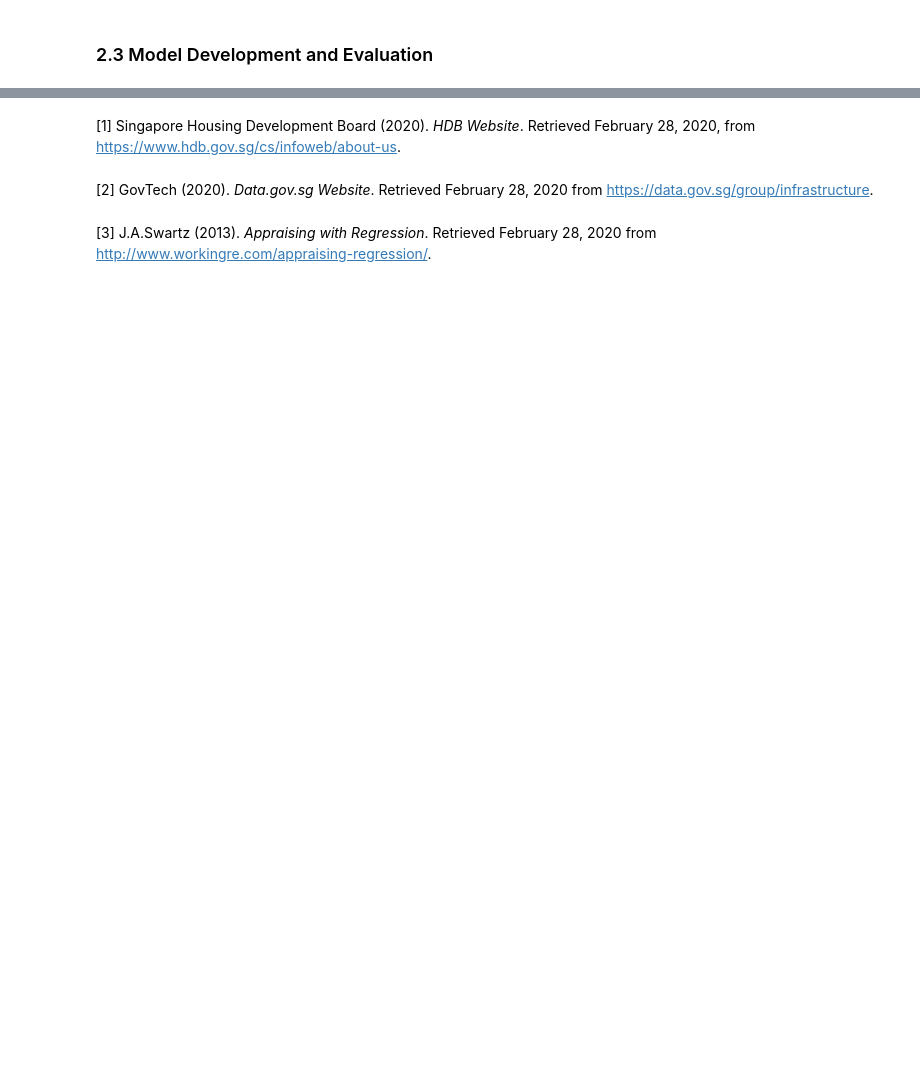
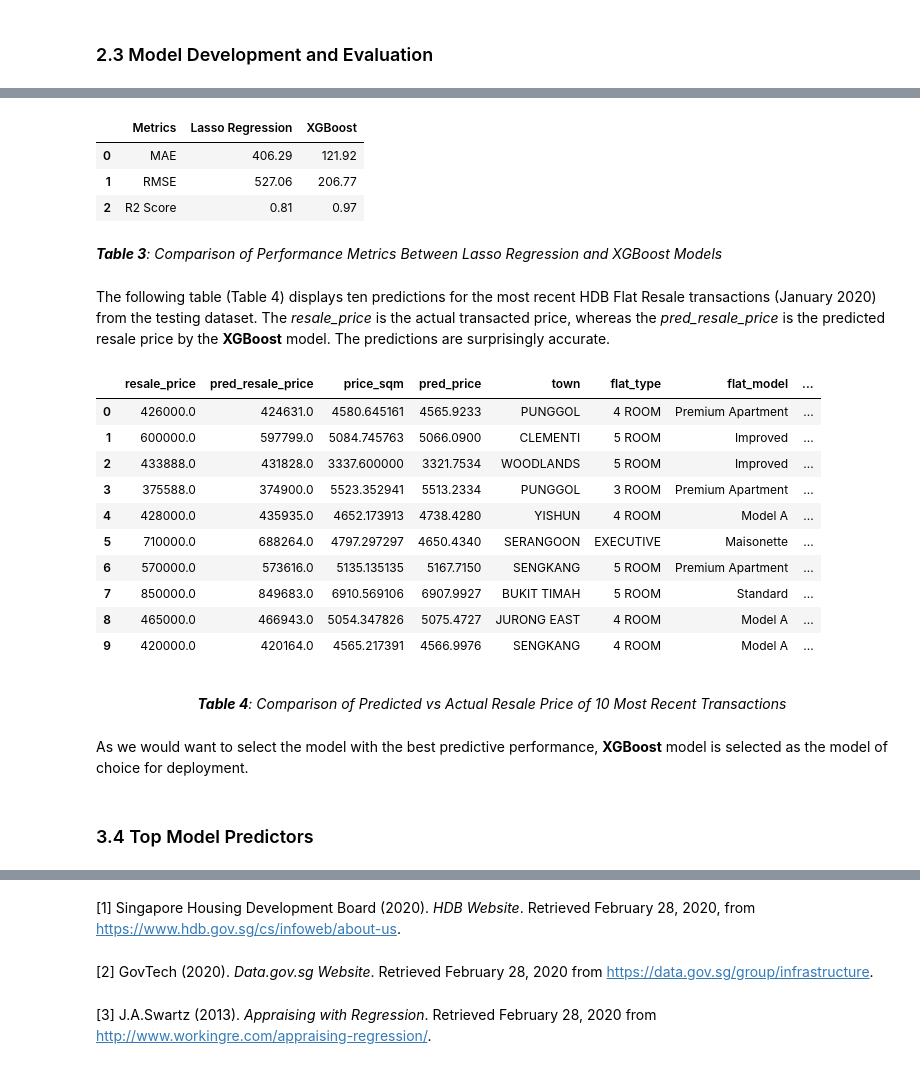
Before and after one commit to sciai-ai/HDB_Flat_Resale_Price_Prediction, a Jupyter notebook: Report - Resale Price Prediction of HDB Resale Flats in Singapore.ipynb, the cells around one changed output, grey strips where cells are left out. Cells and saved outputs as stored; diff of their text form; code cells hidden in the pictures; blank space fills up the shorter version.

```diff
--- a/Report - Resale Price Prediction of HDB Resale Flats in Singapore.ipynb
+++ b/Report - Resale Price Prediction of HDB Resale Flats in Singapore.ipynb
@@ -65,0 +191,33 @@ Both models are evaluated using the testing set, and their **mean absolute error
+# %%
+df_results = pd.read_csv("./Data/dat_results.csv")
+df_results
+# %% [output]
+|  | Metrics | Lasso Regression | XGBoost |
+| 0 | MAE | 406.29 | 121.92 |
+| 1 | RMSE | 527.06 | 206.77 |
+| 2 | R2 Score | 0.81 | 0.97 |
+# %% [markdown]
+<p><i><b>Table 3</b>: Comparison of Performance Metrics Between Lasso Regression and XGBoost Models</i></p>
+# %% [markdown]
+The following table (Table 4) displays ten predictions for the most recent HDB Flat Resale transactions (January 2020) from the testing dataset. The *resale_price* is the actual transacted price, whereas the *pred_resale_price* is the predicted resale price by the **XGBoost** model. The predictions are surprisingly accurate.
+# %%
+df_pred = pd.read_csv('./Data/dat_pred.csv')
+df_pred[0:10]
+# %% [output]
+|  | resale_price | pred_resale_price | price_sqm | pred_price | town | flat_type | flat_model | ... |
+| 0 | 426000.0 | 424631.0 | 4580.645161 | 4565.9233 | PUNGGOL | 4 ROOM | Premium Apartment | ... |
+| 1 | 600000.0 | 597799.0 | 5084.745763 | 5066.0900 | CLEMENTI | 5 ROOM | Improved | ... |
+| 2 | 433888.0 | 431828.0 | 3337.600000 | 3321.7534 | WOODLANDS | 5 ROOM | Improved | ... |
+| 3 | 375588.0 | 374900.0 | 5523.352941 | 5513.2334 | PUNGGOL | 3 ROOM | Premium Apartment | ... |
+| 4 | 428000.0 | 435935.0 | 4652.173913 | 4738.4280 | YISHUN | 4 ROOM | Model A | ... |
+| 5 | 710000.0 | 688264.0 | 4797.297297 | 4650.4340 | SERANGOON | EXECUTIVE | Maisonette | ... |
+| 6 | 570000.0 | 573616.0 | 5135.135135 | 5167.7150 | SENGKANG | 5 ROOM | Premium Apartment | ... |
+| 7 | 850000.0 | 849683.0 | 6910.569106 | 6907.9927 | BUKIT TIMAH | 5 ROOM | Standard | ... |
+| 8 | 465000.0 | 466943.0 | 5054.347826 | 5075.4727 | JURONG EAST | 4 ROOM | Model A | ... |
+| 9 | 420000.0 | 420164.0 | 4565.217391 | 4566.9976 | SENGKANG | 4 ROOM | Model A | ... |
+# %% [markdown]
+<p><center><i><b>Table 4</b>: Comparison of Predicted vs Actual Resale Price of 10 Most Recent Transactions</i></center></p>
+# %% [markdown]
+As we would want to select the model with the best predictive performance, **XGBoost** model is selected as the model of choice for deployment.
+# %% [markdown]
+### 3.4 Top Model Predictors
```
Also changed, not shown: parts of 56 cells of this notebook.
